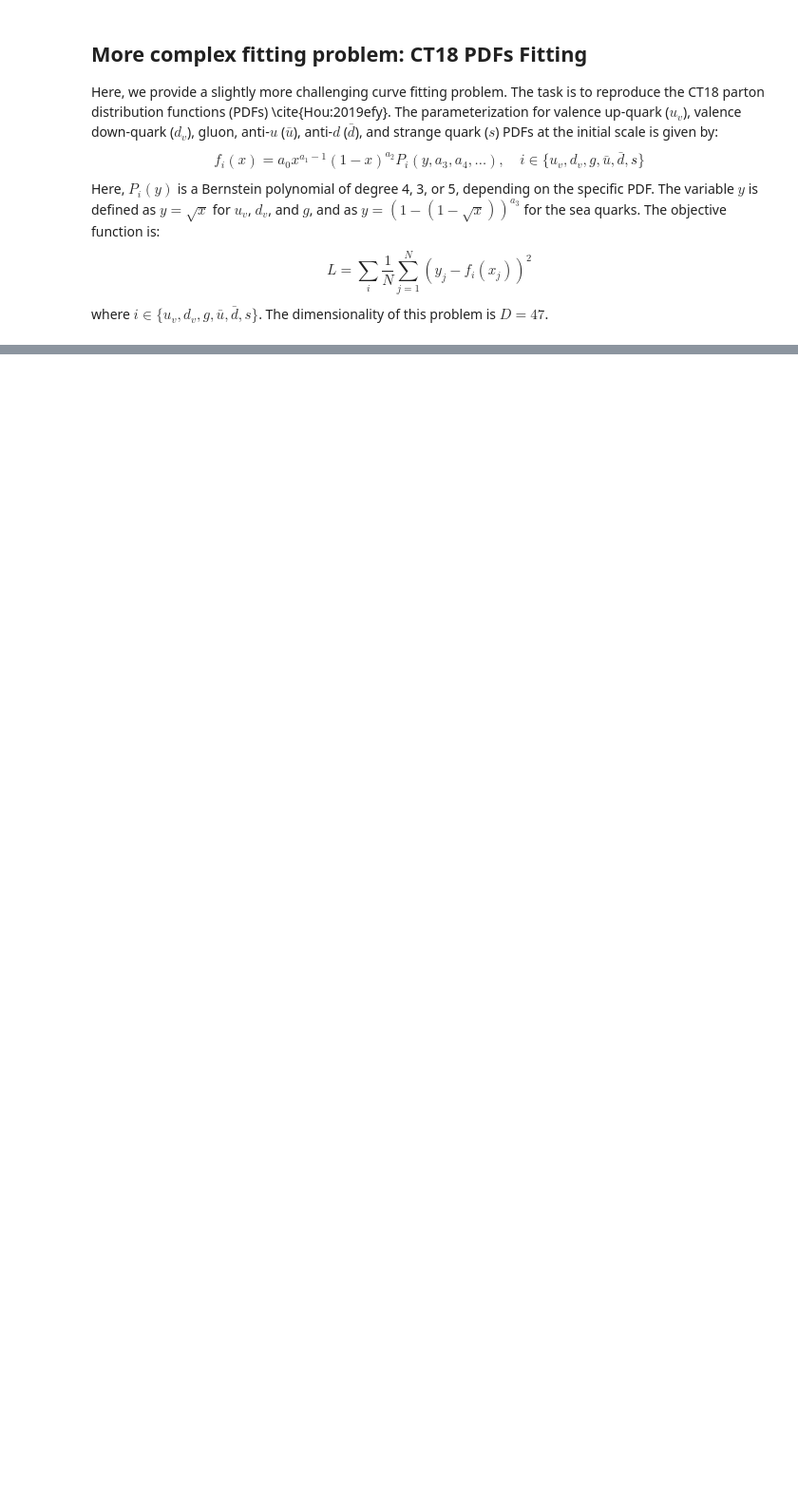
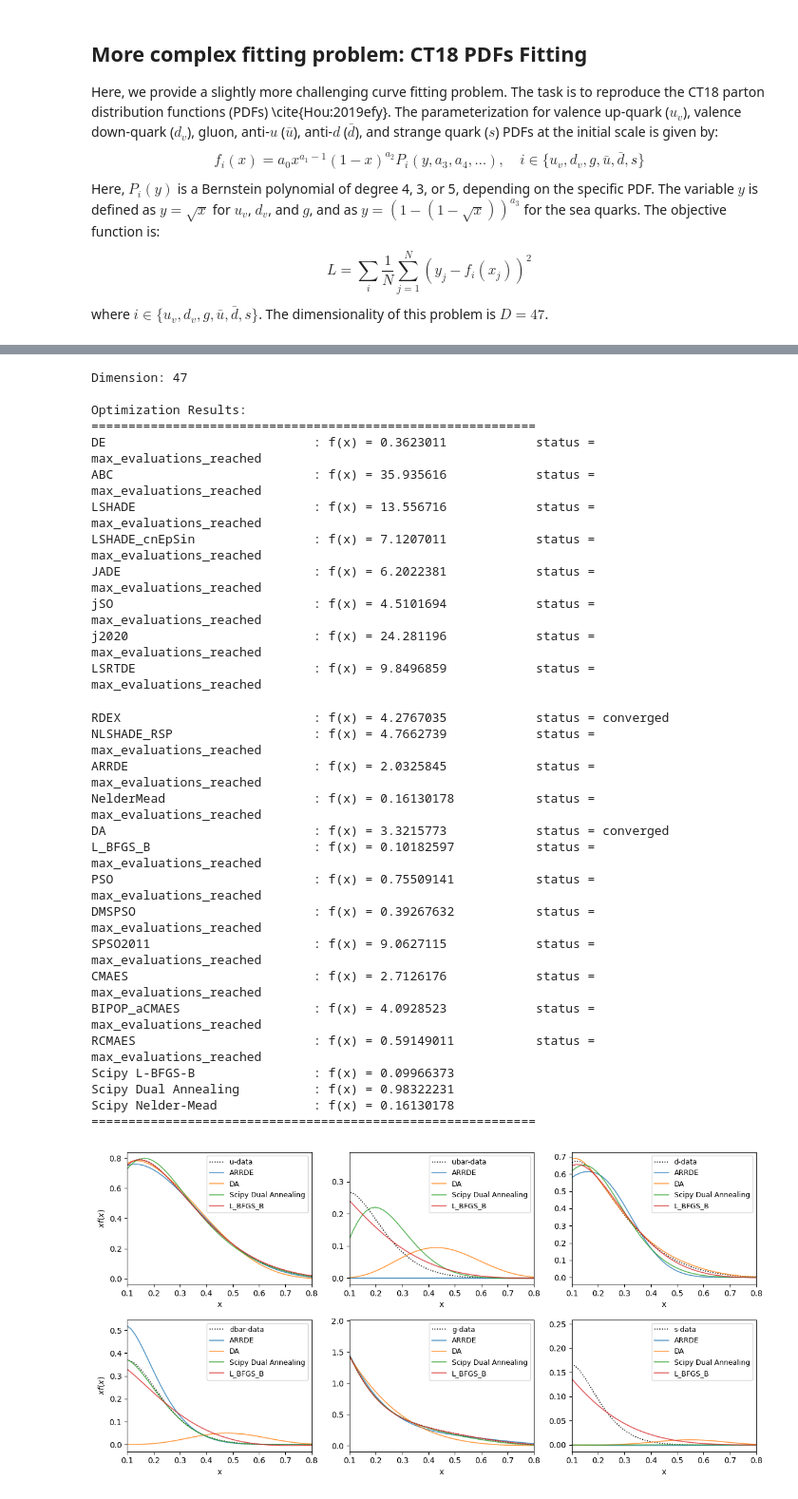
Before and after one commit to khoirulmuzakka/Minion, a Jupyter notebook: docs/source/minionpy/minimizer.ipynb, the cells around one changed output, grey strips where cells are left out. Shown at 95% size. Cells and saved outputs as stored; diff of their text form; code cells hidden in the pictures; blank space fills up the shorter version.

```diff
--- a/docs/source/minionpy/minimizer.ipynb
+++ b/docs/source/minionpy/minimizer.ipynb
@@ -844,7 +977,7 @@ dimension = 47
 print("Dimension:", dimension)
 
 bounds = [(-10, 10)] * dimension
-Nmaxeval = 100000
+Nmaxeval = 20000
 x0 = [[1.0] * dimension]  # Initial guess
 
 # Step 2: Set Up Parallel Execution for CT18PDFs
@@ -852,8 +985,8 @@ t_parallel = mpy.Thread_Parallel(4, CT18PDFs)  # Vectorize using 4 threads
 
 # Step 3: Define Optimization Algorithms
 algos = [
-   "DE", "ABC", "LSHADE", "LSHADE_cnEpSin", "JADE", "jSO", "j2020", "LSRTDE", "NLSHADE_RSP",
-        "ARRDE", "NelderMead", "DA", "L_BFGS_B", "PSO", "DMSPSO", "SPSO2011", "CMAES", "BIPOP_aCMAES"
+   "DE", "ABC", "LSHADE", "LSHADE_cnEpSin", "JADE", "jSO", "j2020", "LSRTDE", "RDEX", "NLSHADE_RSP",
+        "ARRDE", "NelderMead", "DA", "L_BFGS_B", "PSO", "DMSPSO", "SPSO2011", "CMAES", "BIPOP_aCMAES", "RCMAES"
 ]
 
 # Step 4: Run Optimization and Collect Results
@@ -887,30 +1020,60 @@ scipy_algorithms = [
 
 for name, func_opt, kwargs in scipy_algorithms:
     res = func_opt(ct18.objective_function, **kwargs)
     print(f"{name:<30}: f(x) = {res.fun:<20.8g}")
     results[name] = res
 
 print("=" * 60)
 
 # Step 6: Plot Results
 fig, axes = plt.subplots(2, 3, figsize=(12, 6))
 labels = ["u-data", "ubar-data", "d-data", "dbar-data", "g-data", "s-data"]
 
 # Plot each dataset in its corresponding subplot
 for i, ax in enumerate(axes.flatten()):
     ax.plot(ct18.xlist, data[i], label=labels[i], color="black", linestyle="dotted", linewidth=1.2)
 
     # Overlay model predictions for selected algorithms
     for algo in ["ARRDE", "DA", "Scipy Dual Annealing", "L_BFGS_B"]:
         ct18.setParameter(results[algo].x)
         theo = ct18.getData()
         ax.plot(ct18.xlist, theo[i], label=algo, linewidth=1.2, alpha=0.8)
 
     ax.set_xlim(0.1, 0.8)
     ax.set_xlabel("x")
     if i % 3 == 0:
         ax.set_ylabel(r"$xf(x)$")
     ax.legend(fontsize=9)
 
 plt.tight_layout()
 plt.show()
+# %% [output]
+Dimension: 47
+
+Optimization Results:
+============================================================
+DE                            : f(x) = 0.3623011            status = max_evaluations_reached
+ABC                           : f(x) = 35.935616            status = max_evaluations_reached
+LSHADE                        : f(x) = 13.556716            status = max_evaluations_reached
+LSHADE_cnEpSin                : f(x) = 7.1207011            status = max_evaluations_reached
+JADE                          : f(x) = 6.2022381            status = max_evaluations_reached
+jSO                           : f(x) = 4.5101694            status = max_evaluations_reached
+j2020                         : f(x) = 24.281196            status = max_evaluations_reached
+LSRTDE                        : f(x) = 9.8496859            status = max_evaluations_reached
+RDEX                          : f(x) = 4.2767035            status = converged
+NLSHADE_RSP                   : f(x) = 4.7662739            status = max_evaluations_reached
+ARRDE                         : f(x) = 2.0325845            status = max_evaluations_reached
+NelderMead                    : f(x) = 0.16130178           status = max_evaluations_reached
+DA                            : f(x) = 3.3215773            status = converged
+L_BFGS_B                      : f(x) = 0.10182597           status = max_evaluations_reached
+PSO                           : f(x) = 0.75509141           status = max_evaluations_reached
+DMSPSO                        : f(x) = 0.39267632           status = max_evaluations_reached
+SPSO2011                      : f(x) = 9.0627115            status = max_evaluations_reached
+CMAES                         : f(x) = 2.7126176            status = max_evaluations_reached
+BIPOP_aCMAES                  : f(x) = 4.0928523            status = max_evaluations_reached
+RCMAES                        : f(x) = 0.59149011           status = max_evaluations_reached
+Scipy L-BFGS-B                : f(x) = 0.09966373
+Scipy Dual Annealing          : f(x) = 0.98322231
+Scipy Nelder-Mead             : f(x) = 0.16130178
+============================================================
+[figure, added]
```
Also changed, not shown: parts of 13 cells of this notebook, 12 other files.
